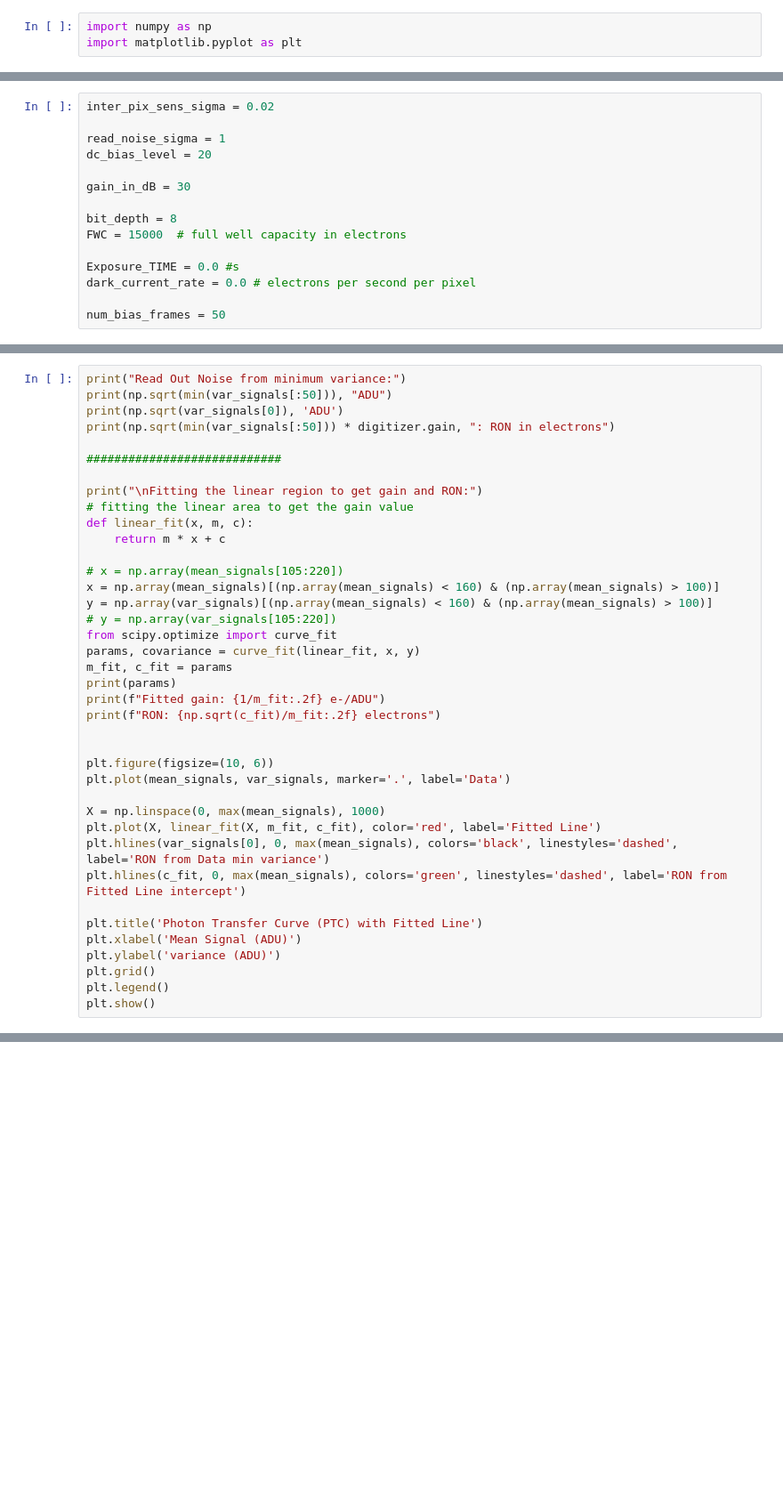
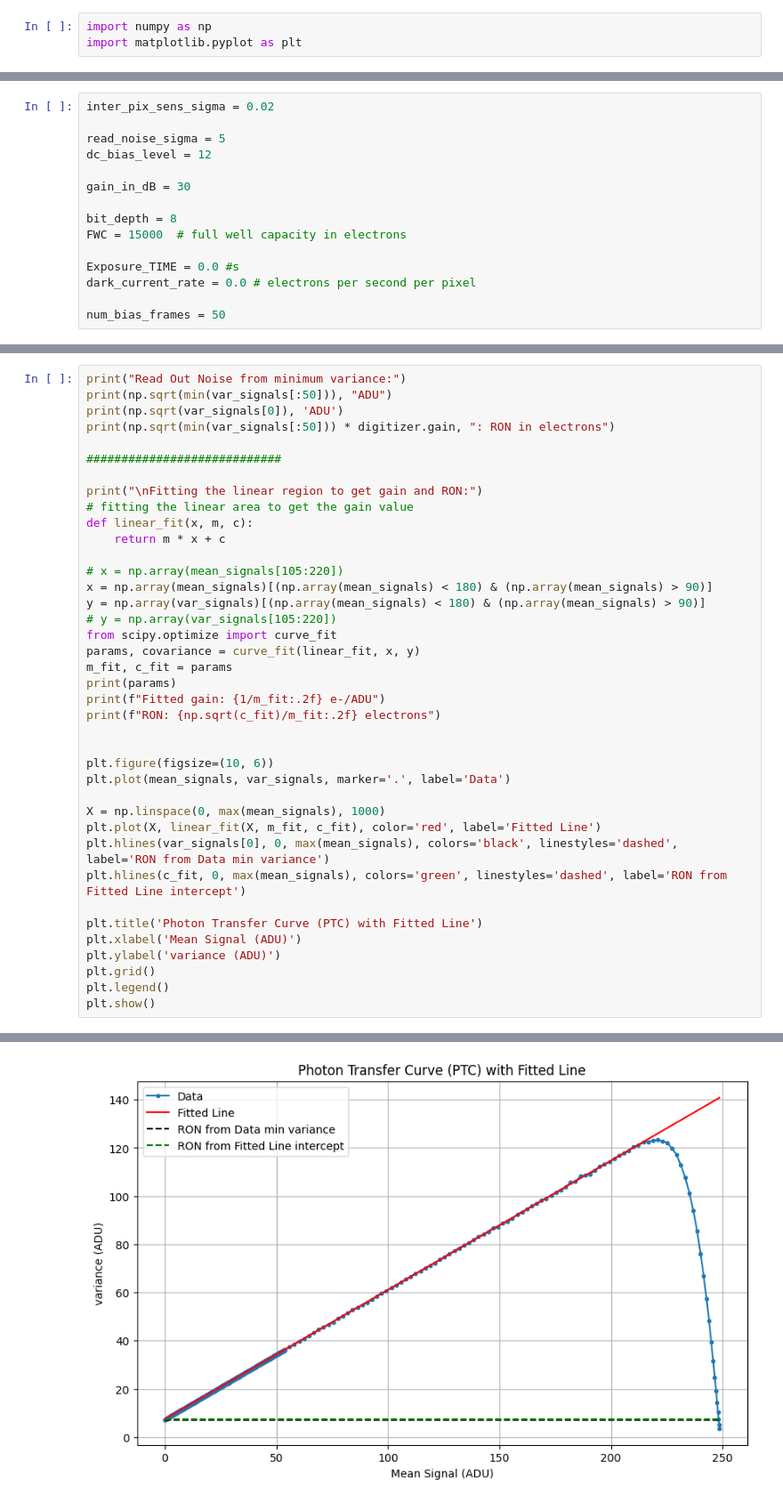
Before and after one commit to AyanS13/random_stuff, a Jupyter notebook: noise_analysis_2_PTC.ipynb, the cells around one changed output, grey strips where cells are left out. Shown at 89% size. Drawn from its saved outputs; the diff is of its cells as text; blank space fills up the shorter version.

```diff
--- a/noise_analysis_2_PTC.ipynb
+++ b/noise_analysis_2_PTC.ipynb
@@ -118,8 +120,8 @@ class SensorDigitizer:
 # %%
 inter_pix_sens_sigma = 0.02
 
-read_noise_sigma = 1
-dc_bias_level = 20
+read_noise_sigma = 5
+dc_bias_level = 12
 
 gain_in_dB = 30
 
@@ -274,8 +288,8 @@ def linear_fit(x, m, c):
     return m * x + c
 
 # x = np.array(mean_signals[105:220])
-x = np.array(mean_signals)[(np.array(mean_signals) < 160) & (np.array(mean_signals) > 100)]
-y = np.array(var_signals)[(np.array(mean_signals) < 160) & (np.array(mean_signals) > 100)]
+x = np.array(mean_signals)[(np.array(mean_signals) < 180) & (np.array(mean_signals) > 90)]
+y = np.array(var_signals)[(np.array(mean_signals) < 180) & (np.array(mean_signals) > 90)]
 # y = np.array(var_signals[105:220])
 from scipy.optimize import curve_fit
 params, covariance = curve_fit(linear_fit, x, y)
@@ -299,3 +313,4 @@ plt.ylabel('variance (ADU)')
 plt.grid()
 plt.legend()
 plt.show()
+# %% [output]
@@ -301,0 +326 @@ plt.show()
+[figure, added]
```
Also changed, not shown: parts of 6 cells of this notebook.
